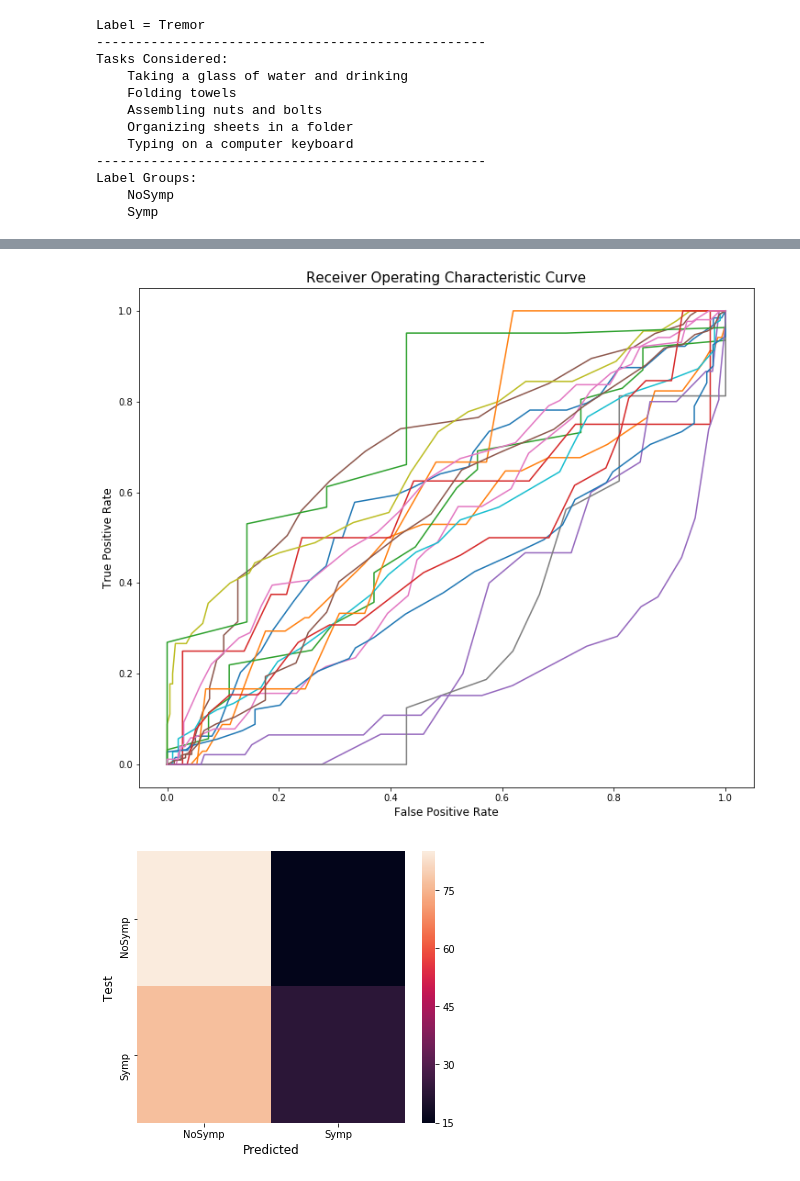
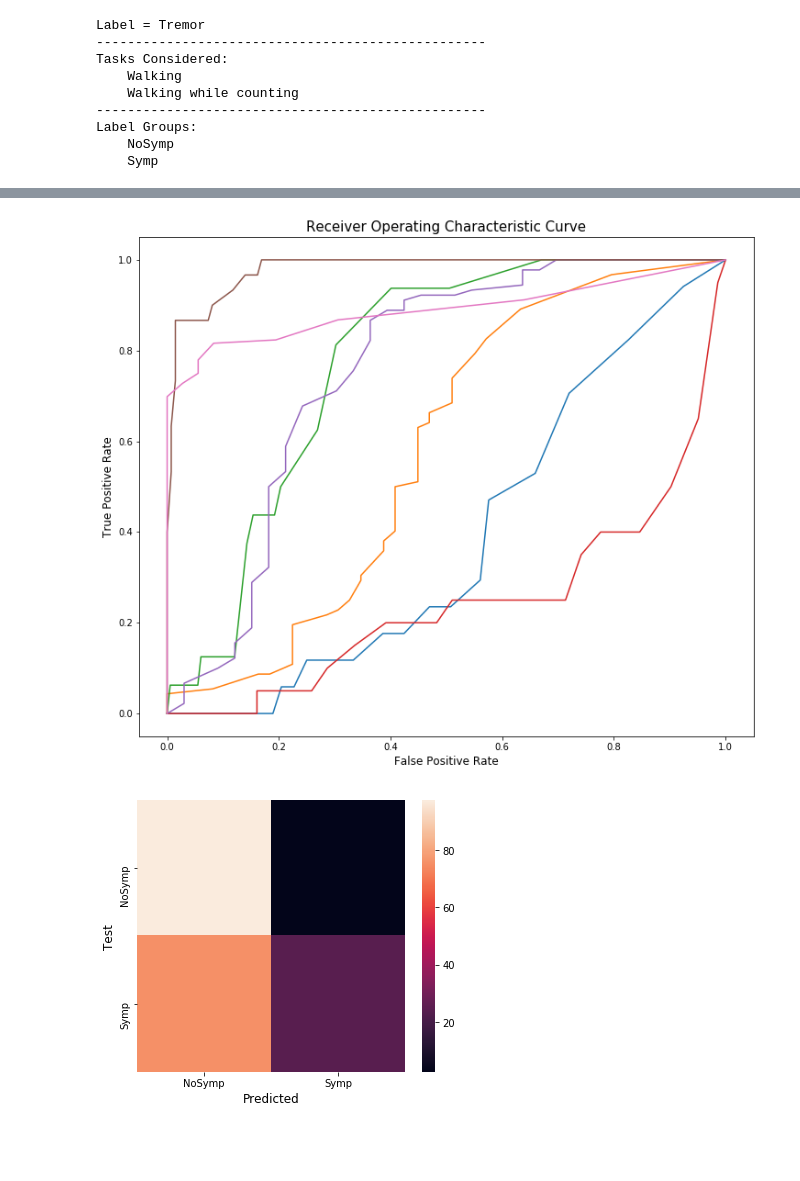
Before and after one commit to nshawen/CIS_PD, a Jupyter notebook: WatchDataRFModel.ipynb, the cells around one changed output, grey strips where cells are left out. Drawn from its saved outputs; the diff is of its cells as text; code cells hidden in the pictures; blank space fills up the shorter version.

```diff
--- a/WatchDataRFModel.ipynb
+++ b/WatchDataRFModel.ipynb
@@ -46,6 +46,6 @@ cf = RandomForestClassifier(n_estimators = 50)
 le = sklearn.preprocessing.LabelEncoder()
 grouper = LeaveOneGroupOut()
 # %%
-DataFeatures = pd.read_csv(os.path.join(dest, 'Clinic Data', 'ClinicDataFeatures2.csv'))
+DataFeatures = pd.read_csv(os.path.join(dest, 'Clinic Data', 'ClinicDataFeaturesX.csv'))
 DataFeatures.head()
 # %% [output]
@@ -66,7 +66,7 @@ def TrainTestModel(label_type, tasks, newLab, groups, bestFeatIdx):
     # ClinicDataFeatures = reduced features list
     # ClinicDataFeatures2 = expanded features list
     # ClinicDataFeatures3 = only Northwestern site subjects; expanded features list
-    DataFeatures = pd.read_csv(os.path.join(dest, 'Clinic Data', 'ClinicDataFeatures2.csv'))
+    DataFeatures = pd.read_csv(os.path.join(dest, 'Clinic Data', 'ClinicDataFeaturesX.csv'))
     indices = (x for x in range(len(DataFeatures)) if DataFeatures.TaskAbb.values[x] in tasks)
     DataFeatures = DataFeatures.loc[indices]
     if type(DataFeatures[label_type].values[-1]) != str:
@@ -78,7 +78,7 @@ def TrainTestModel(label_type, tasks, newLab, groups, bestFeatIdx):
                 groupDict[olab] = lab
         DataFeatures = DataFeatures[DataFeatures[label_type].apply(lambda x: groupDict[x]) != 'Excld']
 
-    features_list = list(DataFeatures.columns[7:])
+    features_list = list(DataFeatures.columns[8:])
 
     if bestFeatIdx:
         best_features_list = []
@@ -133,6 +133,7 @@ def TrainTestModel(label_type, tasks, newLab, groups, bestFeatIdx):
     CM = np.zeros(shape = (len(set(Y)), len(set(Y))))
     FeatImp = np.zeros(shape = (1, 1))
     j = True
+    k = True
 
     plt.figure(figsize = (12, 10))
 
@@ -192,7 +193,21 @@ def TrainTestModel(label_type, tasks, newLab, groups, bestFeatIdx):
         TestLab = le.inverse_transform(TestLab)
         PredLab = le.inverse_transform(PredLab)
 
+        if k:
+            TestLabs = list(TestLab)
+            PredLabs = list(PredLab)
+            testInds = list(testInd)
+            k = False
+        else:
+            TestLabs = TestLabs + list(TestLab)
+            PredLabs = PredLabs + list(PredLab)
+            testInds = testInds + list(testInd)
+
         CM = CM + sklearn.metrics.confusion_matrix(TestLab, PredLab, labels = le.classes_)
+
+    TestPred = pd.DataFrame(index = testInds)
+    TestPred['TestLabs'] = TestLabs
+    TestPred['PredLabs'] = PredLabs
 
     for i in range(len(CM)):
         CM[i, :] = (CM[i, :] / sum(CM[i, :])) * 100
@@ -224,15 +239,15 @@ def TrainTestModel(label_type, tasks, newLab, groups, bestFeatIdx):
     plt.xticks(rotation = 90)
     plt.title('Feature Importances', fontsize = 15)
 
-    return cf, FeatImp
+    return cf, FeatImp, TestPred
 # %%
 ### TASKS
 # tasks = ['Drnkg', 'Drwg', 'Fldg', 'FtnL', 'FtnR', 'NtsBts', 'RamL', 'RamR', 'Sheets', 'Sitng', 'SitStand', 'Stndg', 'Typg', 'Wlkg', 'WlkgCnt']
 # tasks = ['RamL', 'RamR']
 # tasks = ['FtnL', 'FtnR']
 # tasks = ['Sitng', 'Stndg', 'Drwg']
-# tasks = ['Wlkg', 'WlkgCnt']
-tasks = ['Fldg', 'Sheets', 'Drnkg', 'NtsBts', 'Typg']
+tasks = ['Wlkg', 'WlkgCnt']
+# tasks = ['Fldg', 'Sheets', 'Drnkg', 'NtsBts', 'Typg']
 
 ### NEWLAB, GROUPS
 # newLab, groups = ['Excld', 'Ram', 'Ftn', 'Rest', 'Wlkg', 'FinMot'], [['SitStand'], ['RamL', 'RamR'], ['FtnL', 'FtnR'], ['Sitng', 'Stndg', 'Drwg'], ['Wlkg', 'WlkgCnt'], ['Fldg', 'Sheets', 'Drnkg', 'NtsBts', 'Typg']]
@@ -253,16 +268,13 @@ bestFeatIdx = []
 # AvgFeatImp = np.mean(FeatImp, axis = 0)
 # bestFeatIdx = list(AvgFeatImp.argsort()[-10:][::-1])
 
-model, FeatImp = TrainTestModel(label_type, tasks, newLab, groups, bestFeatIdx)
+model, FeatImp, TestPred = TrainTestModel(label_type, tasks, newLab, groups, bestFeatIdx)
 # %% [output]
 Label = Tremor
 --------------------------------------------------
 Tasks Considered:
-    Taking a glass of water and drinking
-    Folding towels
-    Assembling nuts and bolts
-    Organizing sheets in a folder
-    Typing on a computer keyboard
+    Walking
+    Walking while counting
 --------------------------------------------------
 Label Groups:
     NoSymp
@@ -271,2 +283,2 @@ Label Groups:
-[figure, old version]
+[figure, new version]
-[figure, old version]
+[figure, new version]
```
Also changed, not shown: parts of 7 cells of this notebook.
